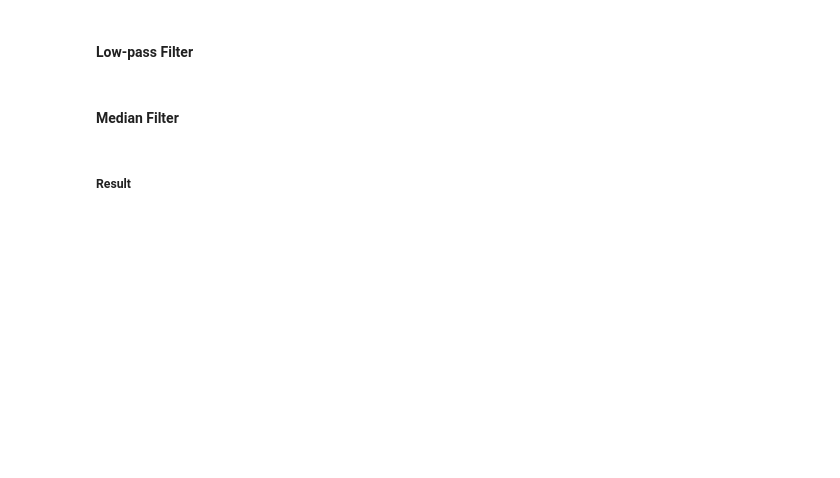
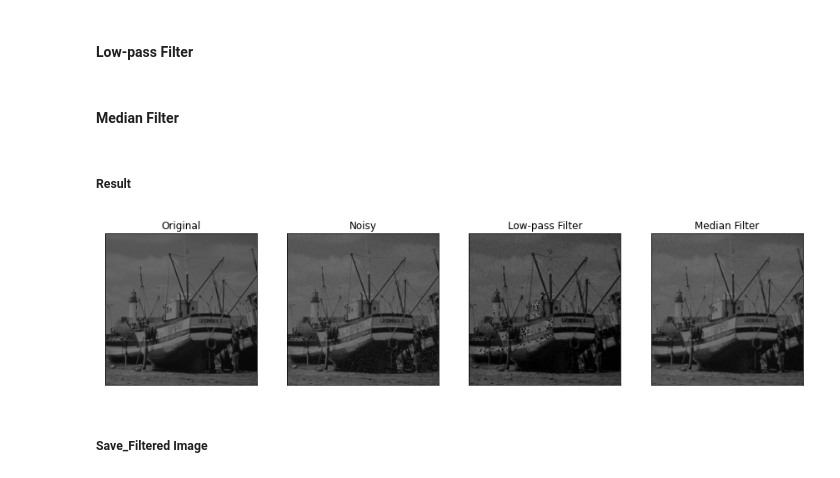
Before and after one commit to KimJinSeong-Git/LEC_ImageProcessing, a Jupyter notebook: HW3_Edge Detection/HW3.ipynb, the cells around one changed output. Saved outputs shown, nothing was run; the diff lists cells and outputs as text; code cells hidden in the pictures; blank space fills up the shorter version.

Commit message:
Feat: save Image - 이미지 저장 추가

```diff
--- a/HW3_Edge Detection/HW3.ipynb
+++ b/HW3_Edge Detection/HW3.ipynb
@@ -388,6 +391,7 @@ def lowPassFiltering(img):
             filter = img[i:i+3, j:j+3].flatten().tolist()
             img_filtered.append(min(filter))
 
+    img_filtered = np.array(img_filtered, dtype="uint8")
     img_filtered = np.reshape(img_filtered, [512, 512])
     return img_filtered
 # %% [markdown]
@@ -401,7 +405,7 @@ def medianFiltering(img):
             filter = img[i:i+3, j:j+3].flatten().tolist()
             median = sorted(filter)[int(len(filter)/2)]
             img_filtered.append(median)
-
+    img_filtered = np.array(img_filtered, dtype="uint8")
     img_filtered = np.reshape(img_filtered, [512, 512])
     return img_filtered
 # %% [markdown]
@@ -410,28 +414,34 @@ def medianFiltering(img):
 Img_boat_lowpass = lowPassFiltering(Img_boat_noisy)
 Img_boat_median = medianFiltering(Img_boat_noisy)
 # %%
-fig = plt.figure(figsize = (10,10))
+fig = plt.figure(figsize = (15,15))
 
 plt.subplot(1,4,1)
 plt.imshow(Img_boat, cmap='gray', vmin=0, vmax=500)
 plt.title('Original')
 plt.xticks([])
 plt.yticks([])
 
 plt.subplot(1,4,2)
 plt.imshow(Img_boat_noisy, cmap='gray', vmin=0, vmax=500)
 plt.title('Noisy')
 plt.xticks([])
 plt.yticks([])
 
 plt.subplot(1,4,3)
-plt.imshow(Img_boImg_boat_lowpassat, cmap='gray', vmin=0, vmax=500)
+plt.imshow(Img_boat_lowpass, cmap='gray', vmin=0, vmax=500)
 plt.title('Low-pass Filter')
 plt.xticks([])
 plt.yticks([])
 
-plt.subplot(1,4,3)
+plt.subplot(1,4,4)
 plt.imshow(Img_boat_median, cmap='gray', vmin=0, vmax=500)
 plt.title('Median Filter')
 plt.xticks([])
 plt.yticks([])
+
+plt.show()
+# %% [output]
+[figure, added]
+# %% [markdown]
+##### Save_Filtered Image
```
Also changed, not shown: parts of 3 cells of this notebook, 3 other files.
